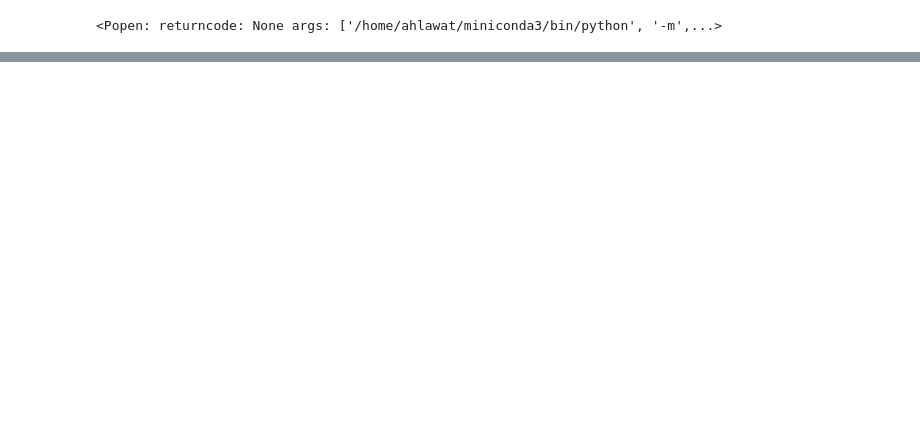
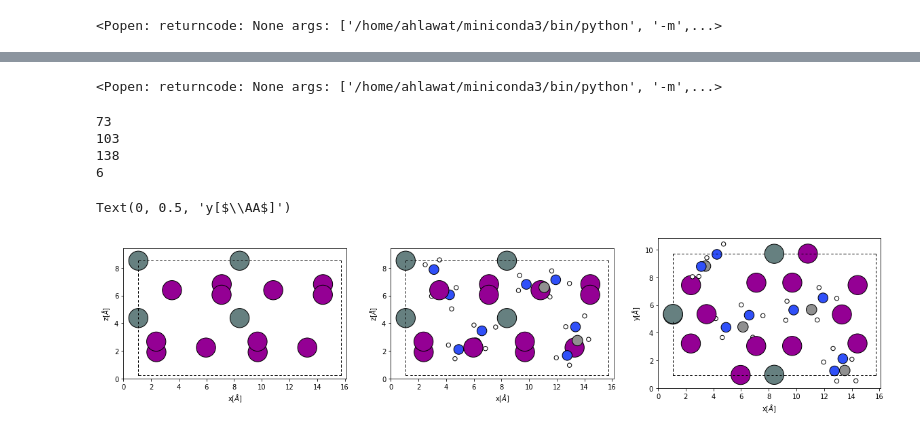
Before and after one commit to paramvir3/Crystal-Structures-Halide-perovskite, a Jupyter notebook: FASnI3/structures_from_maria_loi/structure.ipynb, the cells around one changed output, grey strips where cells are left out. Cells and saved outputs as stored; diff of their text form; code cells hidden in the pictures; blank space fills up the shorter version.

Commit message:
tin structures generated

```diff
--- a/FASnI3/structures_from_maria_loi/structure.ipynb
+++ b/FASnI3/structures_from_maria_loi/structure.ipynb
@@ -401,3 +410,81 @@ Text(0, 0.5, 'y[$\\AA$]')
+# %%
+structure = io.read('DMA_Tin_Iodide_hexa.cif')
+structure = sort(structure)
+view(structure)
+# %% [output]
+<Popen: returncode: None args: ['/home/ahlawat/miniconda3/bin/python', '-m',...>
+# %%
+structure = io.read('DMA_Tin_Iodide_hexa.cif')
+structure = sort(structure)
+tmp_molecule=[]
+j = 0
+num_atoms = len(structure.get_chemical_symbols())
+i = 0
+del_index = []
+flag = False
+
+while i < num_atoms:
+    if(structure.get_chemical_symbols()[i] == 'C'):
+        del_index.append(i)
+    if(structure.get_chemical_symbols()[i] == 'H'):
+        del_index.append(i)
+    if(structure.get_chemical_symbols()[i] == 'N'):
+        del_index.append(i)
+        molecule = io.read('FA.pdb')
+        angle = random.randint(0,180)
+        print(angle)
+        molecule.rotate(angle, 'y')
+        molecule.set_cell(structure.cell)
+        xmin = molecule.get_center_of_mass()[0]
+        xmax = structure.positions[i, 0]
+        ymin = molecule.get_center_of_mass()[1]
+        ymax = structure.positions[i, 1]
+        zmin = molecule.get_center_of_mass()[2]
+        zmax = structure.positions[i, 2]
+        molecule.positions += (xmax - xmin, ymax - ymin, zmax - zmin)
+        if j==0:
+            tmp_molecule = molecule
+        else:
+            tmp_molecule += molecule
+        j = j+1
+    i = i + 1
+
+del structure[del_index]
+FA_replaced_structure = structure + tmp_molecule
+FA_replaced_structure = sort(FA_replaced_structure)
+
+view (FA_replaced_structure)
+
+write_cif('hexa_FASnI3_updated.cif',FA_replaced_structure, cif_format=None, wrap=True, labels=None, loop_keys=None)
+
+
+fig, (ax1, ax2, ax3) = plt.subplots(1, 3, figsize=(20,10))
+
+plot_atoms(structure, ax1, radii=0.5, rotation=('90x,0y,0z'))
+#ax1.set_xlim(-20, 30)
+ax1.set_xlabel(r'x[$\AA$]')
+ax1.set_ylabel(r'z[$\AA$]')
+
+plot_atoms(FA_replaced_structure, ax2, radii=0.5, rotation=('90x,0y,0z'))
+#ax2.set_xlim(-20, 30)
+ax2.set_xlabel(r'x[$\AA$]')
+ax2.set_ylabel(r'z[$\AA$]')
+
+plot_atoms(FA_replaced_structure, ax3, radii=0.5, rotation=('180x,0y,0z'))
+#ax3.set_xlim(-20, 30)
+ax3.set_xlabel(r'x[$\AA$]')
+ax3.set_ylabel(r'y[$\AA$]')
+
+#fig.savefig("ase_slab.png")
+
+#view(structure)
+# %% [output]
+73
+103
+138
+6
+Text(0, 0.5, 'y[$\\AA$]')
+[figure, added]
 # %%
 write_vasp('hexagonal.vasp', FA_replaced_structure, vasp5=True, direct=True)
 
```
Also changed, not shown: parts of 11 cells of this notebook, 9 other files.
